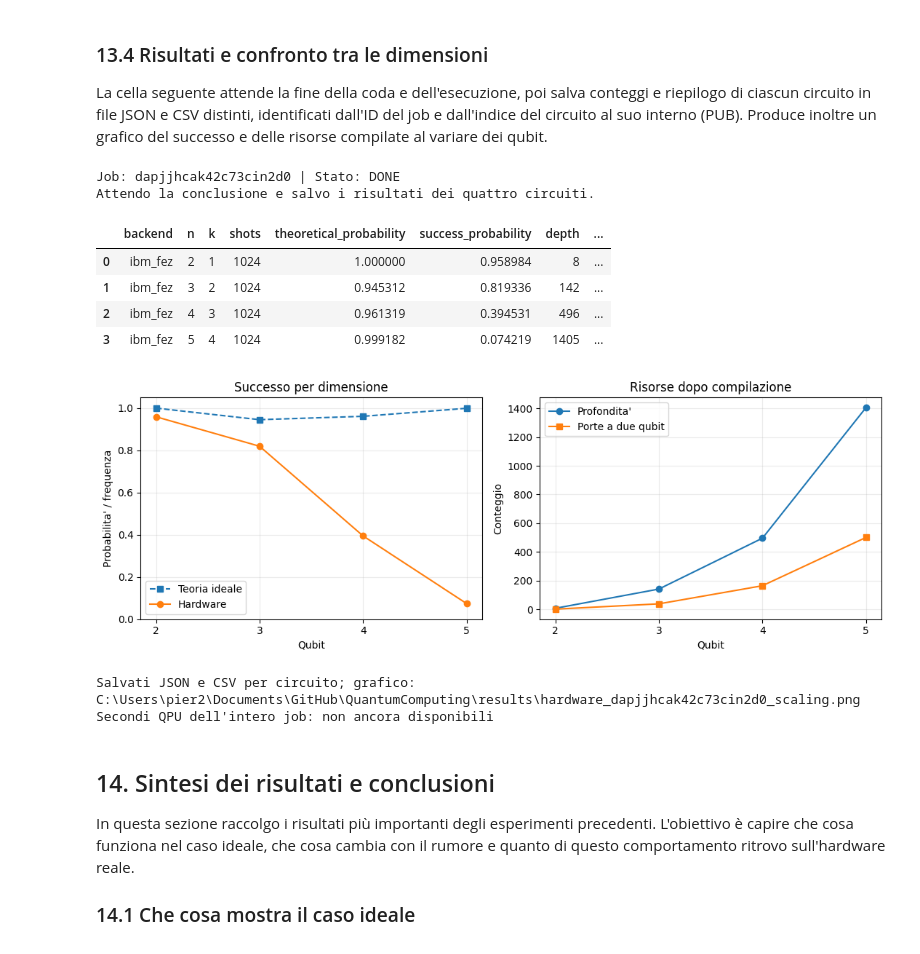
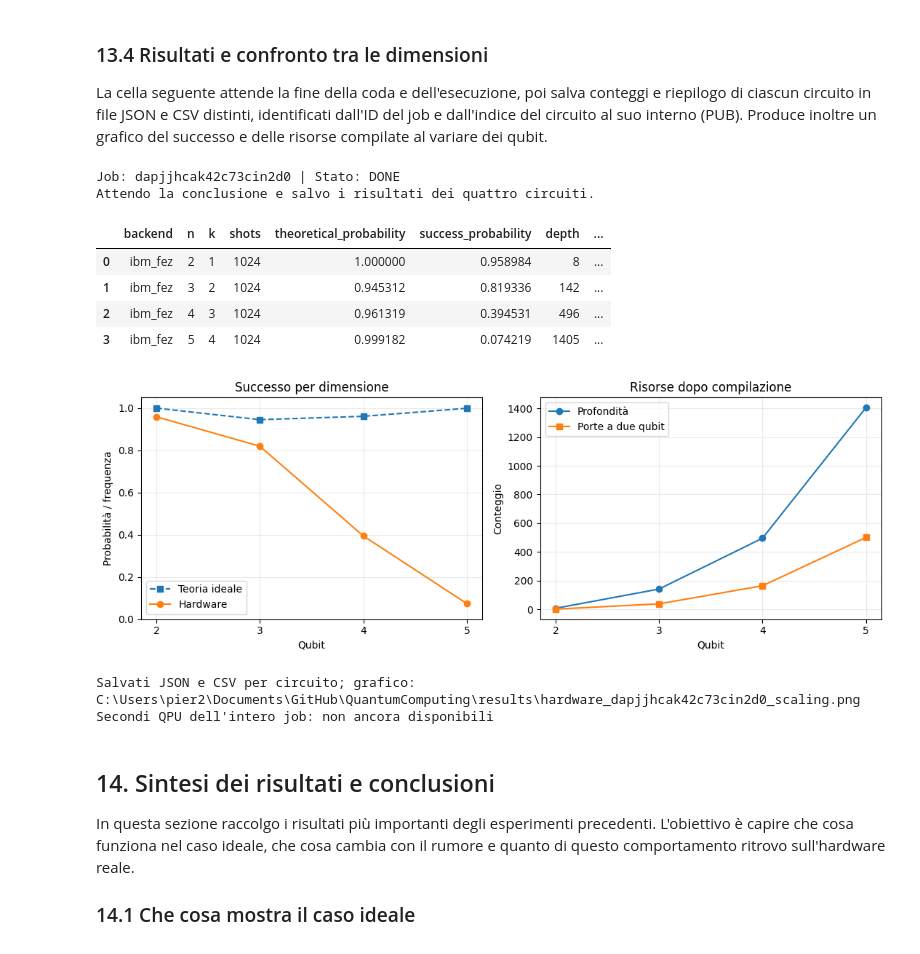
Before and after one commit to Pier2690/QuantumComputing, a Jupyter notebook: Grover.ipynb, the cells around one changed output. Cells and saved outputs as stored; diff of their text form; code cells hidden in the pictures.

```diff
--- a/Grover.ipynb
+++ b/Grover.ipynb
@@ -1408,36 +1408,36 @@ else:
     display(hardware_results_df[["backend", "n", "k", "shots", "theoretical_probability",
                                  "success_probability", "depth", "two_qubit_gates"]])
     fig, axes = plt.subplots(1, 2, figsize=(11, 4))
     axes[0].plot(hardware_results_df.n, hardware_results_df.theoretical_probability, "s--", label="Teoria ideale")
     axes[0].plot(hardware_results_df.n, hardware_results_df.success_probability, "o-", label="Hardware")
-    axes[0].set(xlabel="Qubit", ylabel="Probabilita' / frequenza", ylim=(0, 1.05), title="Successo per dimensione")
-    axes[1].plot(hardware_results_df.n, hardware_results_df.depth, "o-", label="Profondita'")
+    axes[0].set(xlabel="Qubit", ylabel="Probabilità / frequenza", ylim=(0, 1.05), title="Successo per dimensione")
+    axes[1].plot(hardware_results_df.n, hardware_results_df.depth, "o-", label="Profondità")
     axes[1].plot(hardware_results_df.n, hardware_results_df.two_qubit_gates, "s-", label="Porte a due qubit")
     axes[1].set(xlabel="Qubit", ylabel="Conteggio", title="Risorse dopo compilazione")
     for ax in axes:
         ax.set_xticks(hardware_results_df.n)
         ax.grid(alpha=0.25)
         ax.legend()
     fig.tight_layout()
     figure_path = Path("results") / f"hardware_{hardware_record['job_id']}_scaling.png"
     fig.savefig(figure_path, dpi=150, bbox_inches="tight")
     display(fig)
     plt.close(fig)
     print("Salvati JSON e CSV per circuito; grafico:", figure_path.resolve())
     try:
         usage = hardware_job.metrics().get("usage", {})
         print("Secondi QPU dell'intero job:", usage.get("quantum_seconds", "non ancora disponibili"))
     except Exception:
         print("Metriche non disponibili: consultare Workloads.")
 # %% [output]
 Job: dapjjhcak42c73cin2d0 | Stato: DONE
 Attendo la conclusione e salvo i risultati dei quattro circuiti.
 |  | backend | n | k | shots | theoretical_probability | success_probability | depth | ... |
 | 0 | ibm_fez | 2 | 1 | 1024 | 1.000000 | 0.958984 | 8 | ... |
 | 1 | ibm_fez | 3 | 2 | 1024 | 0.945312 | 0.819336 | 142 | ... |
 | 2 | ibm_fez | 4 | 3 | 1024 | 0.961319 | 0.394531 | 496 | ... |
 | 3 | ibm_fez | 5 | 4 | 1024 | 0.999182 | 0.074219 | 1405 | ... |
-[figure, old version]
+[figure, new version]
 Salvati JSON e CSV per circuito; grafico: C:\Users\pier2\Documents\GitHub\QuantumComputing\results\hardware_dapjjhcak42c73cin2d0_scaling.png
 Secondi QPU dell'intero job: non ancora disponibili
 # %% [markdown]
```
Also changed, not shown: parts of 5 cells of this notebook.
